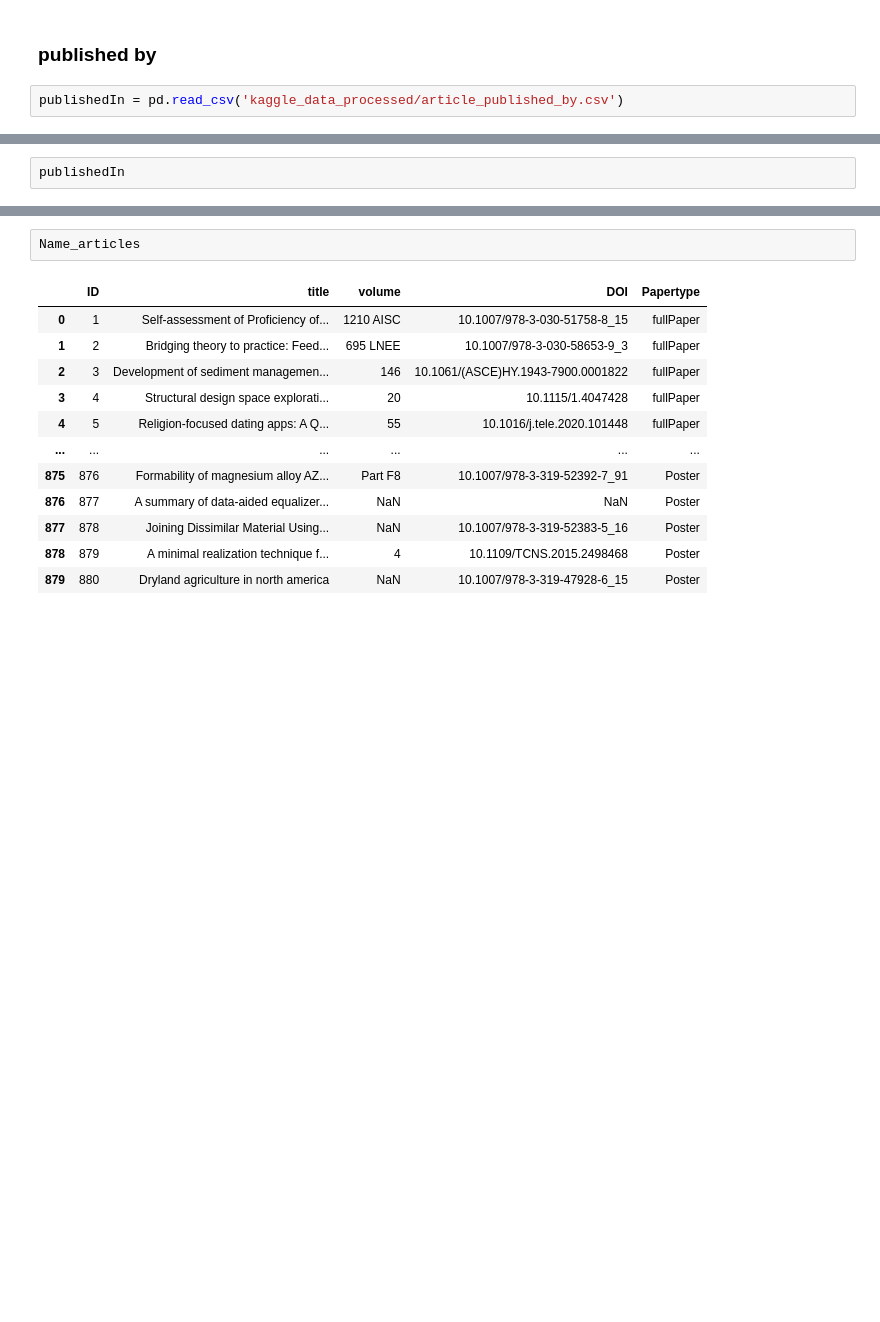
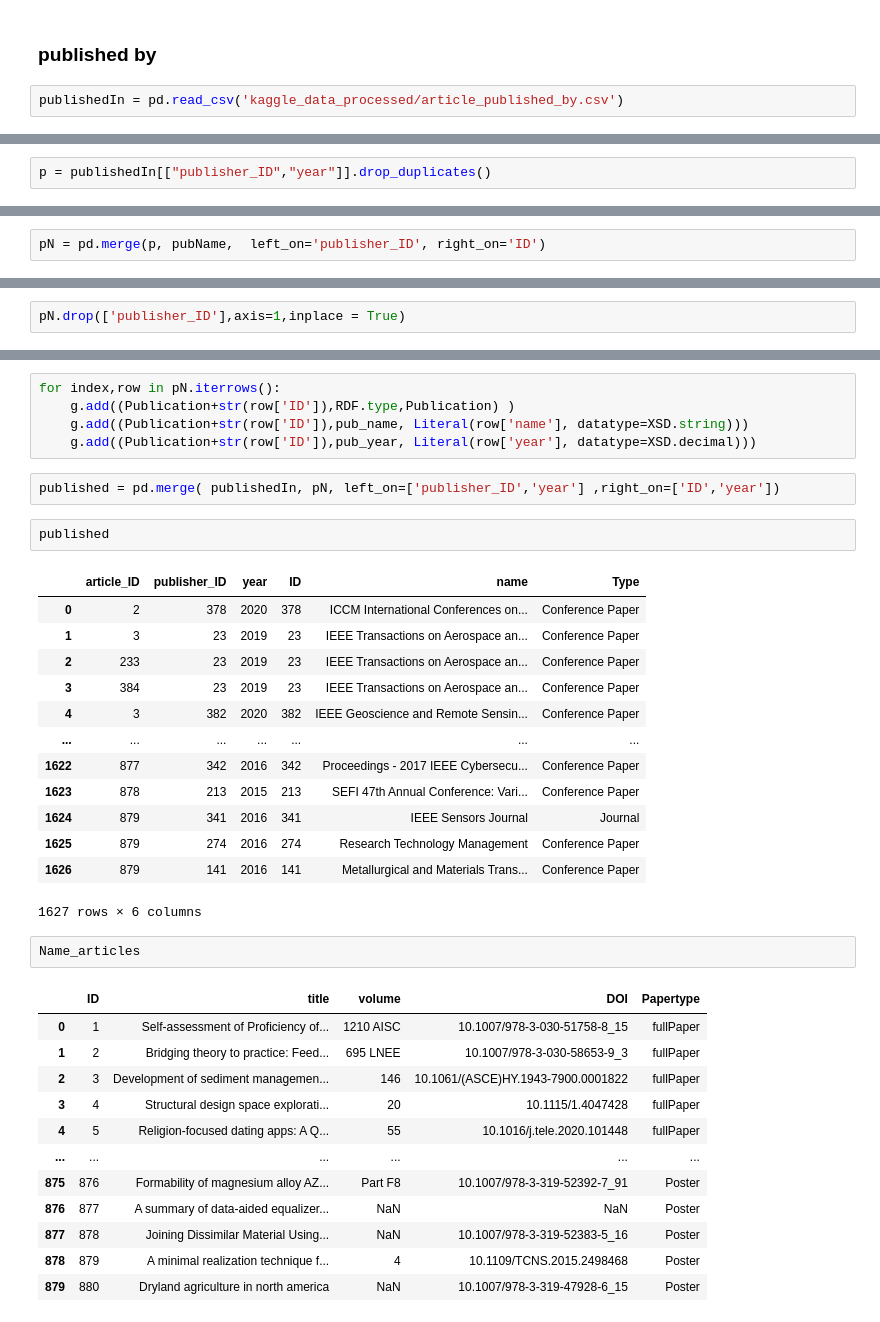
Before and after one commit to kaiamj/Knowledge-Graphs, a Jupyter notebook: Untitled.ipynb, the cells around one changed output, grey strips where cells are left out. Cells and saved outputs as stored; diff of their text form; blank space fills up the shorter version.

```diff
--- a/Untitled.ipynb
+++ b/Untitled.ipynb
@@ -369,2 +458,2 @@ publishedIn = pd.read_csv('kaggle_data_processed/article_published_by.csv')
 # %%
-publishedIn
+p = publishedIn[["publisher_ID","year"]].drop_duplicates()
@@ -384,0 +464,2 @@ publishedIn
+# %%
+pN = pd.merge(p, pubName,  left_on='publisher_ID', right_on='ID')
@@ -384,0 +482,2 @@ publishedIn
+# %%
+pN.drop(['publisher_ID'],axis=1,inplace = True)
@@ -385,3 +500,26 @@ publishedIn
+# %%
+for index,row in pN.iterrows():
+    g.add((Publication+str(row['ID']),RDF.type,Publication) )
+    g.add((Publication+str(row['ID']),pub_name, Literal(row['name'], datatype=XSD.string)))
+    g.add((Publication+str(row['ID']),pub_year, Literal(row['year'], datatype=XSD.decimal)))
+# %%
+published = pd.merge( publishedIn, pN, left_on=['publisher_ID','year'] ,right_on=['ID','year'])
+# %%
+published
+# %% [output]
+|  | article_ID | publisher_ID | year | ID | name | Type |
+| 0 | 2 | 378 | 2020 | 378 | ICCM International Conferences on... | Conference Paper |
+| 1 | 3 | 23 | 2019 | 23 | IEEE Transactions on Aerospace an... | Conference Paper |
+| 2 | 233 | 23 | 2019 | 23 | IEEE Transactions on Aerospace an... | Conference Paper |
+| 3 | 384 | 23 | 2019 | 23 | IEEE Transactions on Aerospace an... | Conference Paper |
+| 4 | 3 | 382 | 2020 | 382 | IEEE Geoscience and Remote Sensin... | Conference Paper |
+| ... | ... | ... | ... | ... | ... | ... |
+| 1622 | 877 | 342 | 2016 | 342 | Proceedings - 2017 IEEE Cybersecu... | Conference Paper |
+| 1623 | 878 | 213 | 2015 | 213 | SEFI 47th Annual Conference: Vari... | Conference Paper |
+| 1624 | 879 | 341 | 2016 | 341 | IEEE Sensors Journal | Journal |
+| 1625 | 879 | 274 | 2016 | 274 | Research Technology Management | Conference Paper |
+| 1626 | 879 | 141 | 2016 | 141 | Metallurgical and Materials Trans... | Conference Paper |
+1627 rows × 6 columns
 # %%
 Name_articles
 # %% [output]
```
Also changed, not shown: parts of 35 cells of this notebook, 2 other files.
